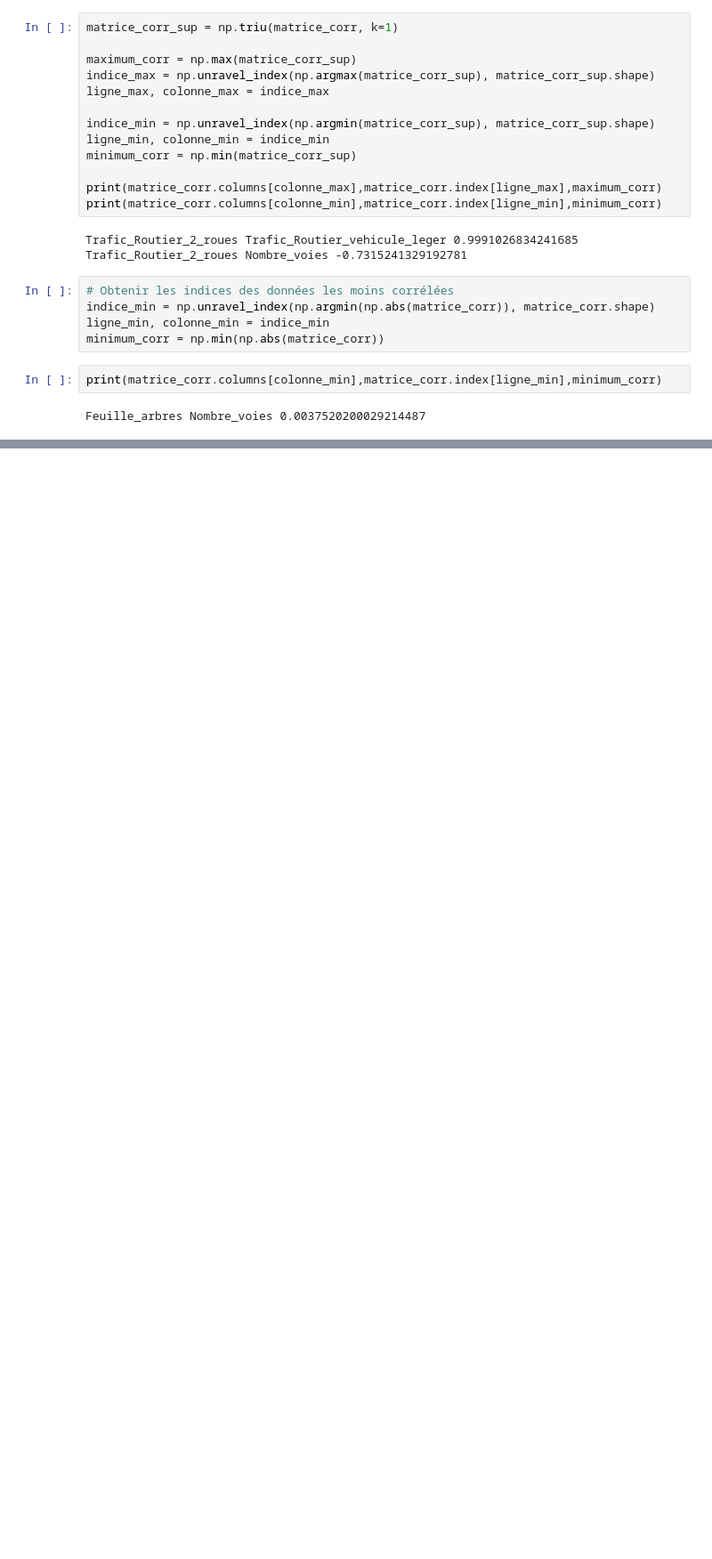
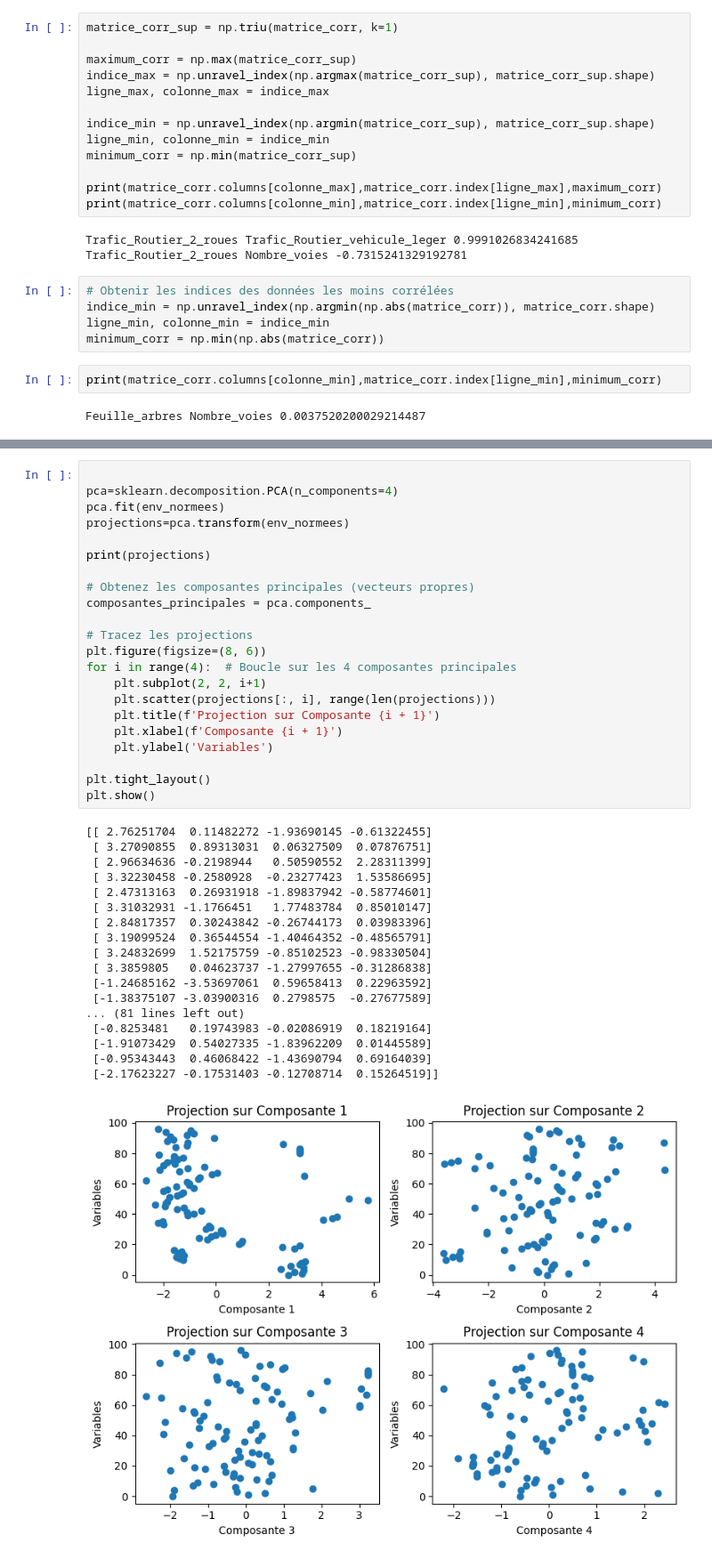
Before and after one commit to TLeandre/Categorisation-de-capteurs-de-pollution, a Jupyter notebook: scripts/Louison.ipynb, the cells around one changed output, grey strips where cells are left out. Shown at 89% size. Saved outputs shown, nothing was run; the diff lists cells and outputs as text; blank space fills up the shorter version.

```diff
--- a/scripts/Louison.ipynb
+++ b/scripts/Louison.ipynb
@@ -138,0 +151,41 @@ Feuille_arbres Nombre_voies 0.0037520200029214487
+# %%
+
+pca=sklearn.decomposition.PCA(n_components=4)
+pca.fit(env_normees)
+projections=pca.transform(env_normees)
+
+print(projections)
+
+# Obtenez les composantes principales (vecteurs propres)
+composantes_principales = pca.components_
+
+# Tracez les projections
+plt.figure(figsize=(8, 6))
+for i in range(4):  # Boucle sur les 4 composantes principales
+    plt.subplot(2, 2, i+1)
+    plt.scatter(projections[:, i], range(len(projections)))
+    plt.title(f'Projection sur Composante {i + 1}')
+    plt.xlabel(f'Composante {i + 1}')
+    plt.ylabel('Variables')
+
+plt.tight_layout()
+plt.show()
+# %% [output]
+[[ 2.76251704  0.11482272 -1.93690145 -0.61322455]
+ [ 3.27090855  0.89313031  0.06327509  0.07876751]
+ [ 2.96634636 -0.2198944   0.50590552  2.28311399]
+ [ 3.32230458 -0.2580928  -0.23277423  1.53586695]
+ [ 2.47313163  0.26931918 -1.89837942 -0.58774601]
+ [ 3.31032931 -1.1766451   1.77483784  0.85010147]
+ [ 2.84817357  0.30243842 -0.26744173  0.03983396]
+ [ 3.19099524  0.36544554 -1.40464352 -0.48565791]
+ [ 3.24832699  1.52175759 -0.85102523 -0.98330504]
+ [ 3.3859805   0.04623737 -1.27997655 -0.31286838]
+ [-1.24685162 -3.53697061  0.59658413  0.22963592]
+ [-1.38375107 -3.03900316  0.2798575  -0.27677589]
+... (81 lines left out)
+ [-0.8253481   0.19743983 -0.02086919  0.18219164]
+ [-1.91073429  0.54027335 -1.83962209  0.01445589]
+ [-0.95343443  0.46068422 -1.43690794  0.69164039]
+ [-2.17623227 -0.17531403 -0.12708714  0.15264519]]
+[figure, added]
```
Also changed, not shown: parts of 7 cells of this notebook.
